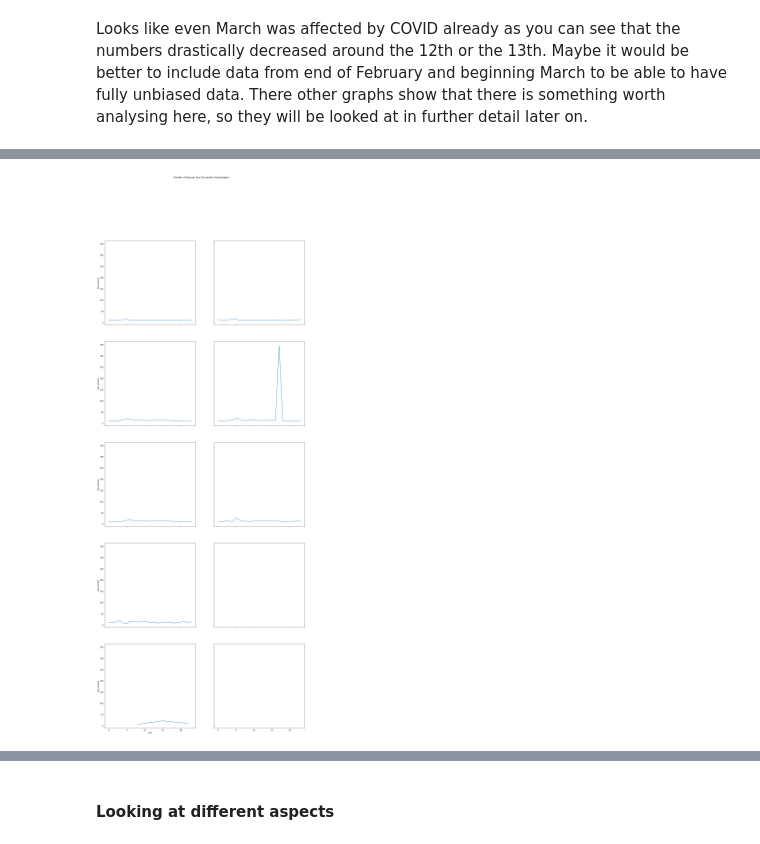
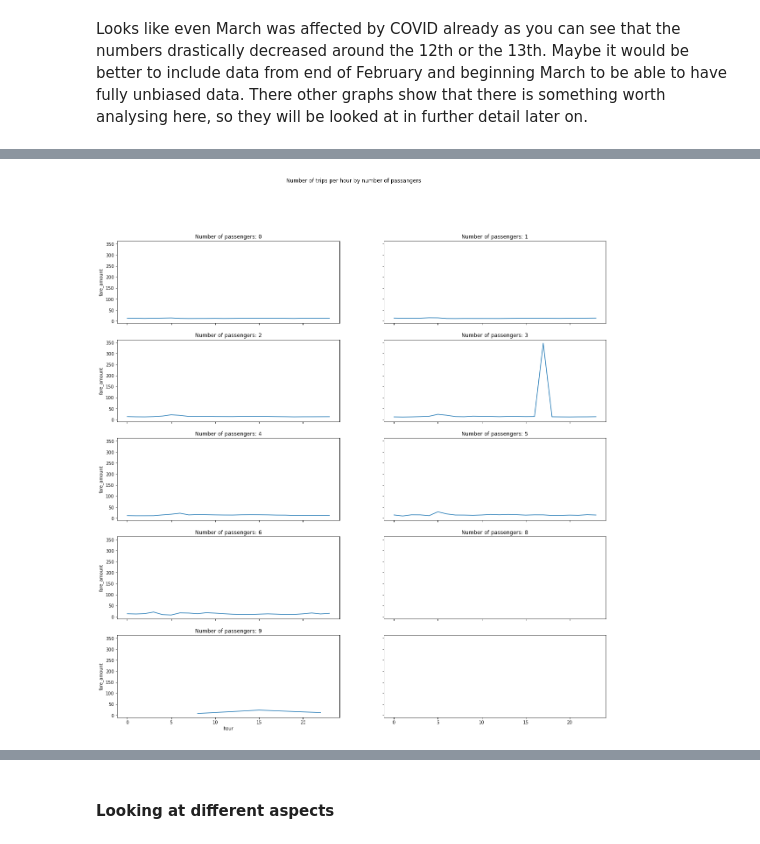
Before and after one commit to Julianna-szabo/Python_Final_Project, a Jupyter notebook: Viki.ipynb, the cells around one changed output, grey strips where cells are left out. Saved outputs shown, nothing was run; the diff lists cells and outputs as text; code cells hidden in the pictures.

Commit message:
second version og graphs with tittles

```diff
--- a/Viki.ipynb
+++ b/Viki.ipynb
@@ -297,12 +297,3 @@ avg_fair_by_day = march.groupby(['day','passenger_count']).agg({'fare_amount':'m
 avg_fair_by_dayofweek = march.groupby(['dayofweek','passenger_count'], sort = False).agg({'fare_amount':'mean',
                                              'total_amount':'mean',
                                             'trip_distance' : 'mean'}).reset_index()
-# %%
-import math
-
-avg_fair_by_hour['passenger_count'] = avg_fair_by_hour['passenger_count'].apply(lambda x: math.floor(x))
-avg_fair_by_day['passenger_count'] = avg_fair_by_day['passenger_count'].apply(lambda x: math.floor(x))
-avg_fair_by_dayofweek['passenger_count'] = avg_fair_by_dayofweek['passenger_count'].apply(lambda x: math.floor(x))
-# %%
-passenger = 3
-avg_fair_by_hour[avg_fair_by_hour['passenger_count'] == passenger]
@@ -327,17 +300,17 @@ avg_fair_by_hour[avg_fair_by_hour['passenger_count'] == passenger]
 # %%
 passenger_count = avg_fair_by_hour.passenger_count.unique()
 
 fig, axes = plt.subplots(nrows=len(passenger_count)//2+1, ncols=2, sharex = True, sharey = True,
-                         figsize=(20,50))
+                         figsize=(20,20))
 fig.suptitle('Number of trips per hour by number of passangers')
 i = 0
 for passenger in passenger_count:
     sns.lineplot(data = avg_fair_by_hour[avg_fair_by_hour['passenger_count'] == passenger],
-                 x = 'hour', y = 'fare_amount', ax=axes[i//2, i%2],)
+                 x = 'hour', y = 'fare_amount', ax=axes[i//2, i%2],).set_title('Number of passengers: {}'.format(passenger))
     i += 1
 plt.show()
 # %% [output]
-[figure, old version]
+[figure, new version]
 # %%
 passenger_count = avg_fair_by_day.passenger_count.unique()
 
```
Also changed, not shown: parts of 6 cells of this notebook.
